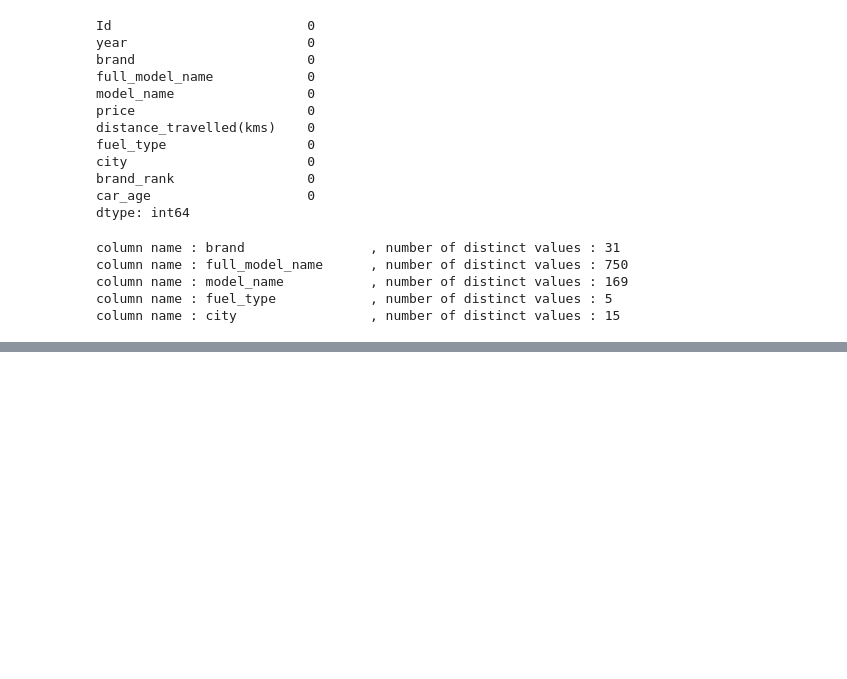
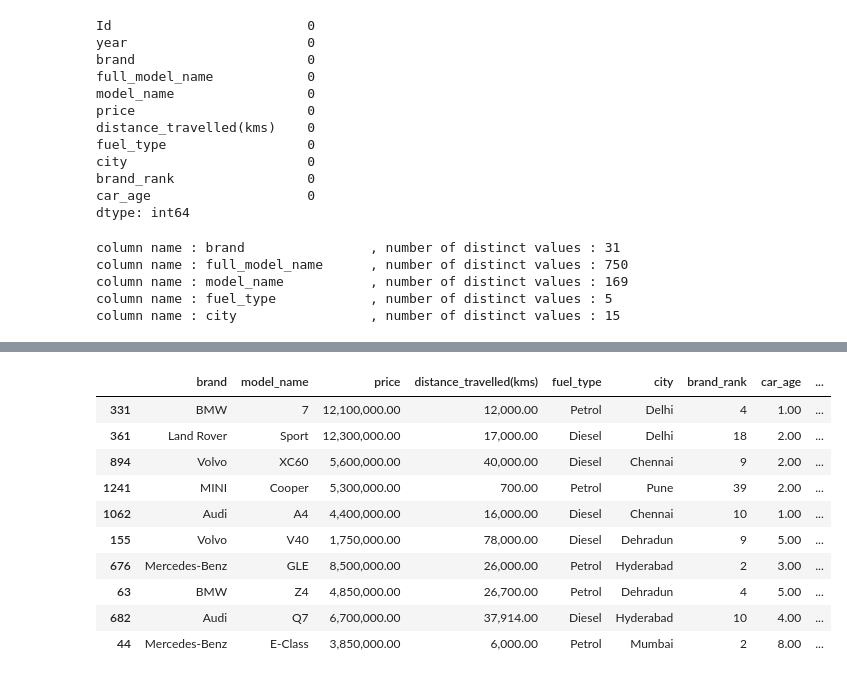
Before and after one commit to rkarji123/mlzoomcamp_rama, a Jupyter notebook: mid-term-project/Untitled.ipynb, the cells around one changed output, grey strips where cells are left out. Cells and saved outputs as stored; diff of their text form; code cells hidden in the pictures; blank space fills up the shorter version.

Commit message:
mid-term project training and tuning files

```diff
--- a/mid-term-project/Untitled.ipynb
+++ b/mid-term-project/Untitled.ipynb
@@ -185,0 +265,3 @@ np.float64(3.1689263313330707)
+# %%
+# will drop full_model_name column now, since it is inflating number of columns created after using DictVectorizer
+df = df.drop('full_model_name',axis=1)
@@ -185,0 +292,2 @@ np.float64(3.1689263313330707)
+# %%
+df['fuel_type'] = df['fuel_type'].str.replace(r'\s*\+\s*\d+', '', regex=True)
@@ -185,0 +300,20 @@ np.float64(3.1689263313330707)
+# %%
+#fixing the outlier value to some random close to real value
+df.loc[(df['model_name']=='Zest') & (df['price'] > 495000.0),'price']=455000.0
+# %%
+from sklearn.feature_extraction import DictVectorizer
+def prep_train(df):
+    dicts = df.to_dict(orient='records')
+
+    dv = DictVectorizer(sparse=False)
+
+    x_train = dv.fit_transform(dicts)
+
+    return x_train,dv
+
+def prep_val(df,dv):
+    dicts = df.to_dict(orient='records')
+
+    x_val = dv.transform(dicts)
+
+    return x_val
@@ -185,0 +389,19 @@ np.float64(3.1689263313330707)
+# %%
+# Assuming you kept the raw validation slice:
+
+val_df = df.loc[y_val.index].copy()
+val_df['pred'] = y_pred
+val_df['abs_err'] = (val_df['price'] - val_df['pred']).abs()
+val_df.sort_values('abs_err', ascending=False).head(10)
+# %% [output]
+|  | brand | model_name | price | distance_travelled(kms) | fuel_type | city | brand_rank | car_age | ... |
+| 331 | BMW | 7 | 12,100,000.00 | 12,000.00 | Petrol | Delhi | 4 | 1.00 | ... |
+| 361 | Land Rover | Sport | 12,300,000.00 | 17,000.00 | Diesel | Delhi | 18 | 2.00 | ... |
+| 894 | Volvo | XC60 | 5,600,000.00 | 40,000.00 | Diesel | Chennai | 9 | 2.00 | ... |
+| 1241 | MINI | Cooper | 5,300,000.00 | 700.00 | Petrol | Pune | 39 | 2.00 | ... |
+| 1062 | Audi | A4 | 4,400,000.00 | 16,000.00 | Diesel | Chennai | 10 | 1.00 | ... |
+| 155 | Volvo | V40 | 1,750,000.00 | 78,000.00 | Diesel | Dehradun | 9 | 5.00 | ... |
+| 676 | Mercedes-Benz | GLE | 8,500,000.00 | 26,000.00 | Petrol | Hyderabad | 2 | 3.00 | ... |
+| 63 | BMW | Z4 | 4,850,000.00 | 26,700.00 | Petrol | Dehradun | 4 | 5.00 | ... |
+| 682 | Audi | Q7 | 6,700,000.00 | 37,914.00 | Diesel | Hyderabad | 10 | 4.00 | ... |
+| 44 | Mercedes-Benz | E-Class | 3,850,000.00 | 6,000.00 | Petrol | Mumbai | 2 | 8.00 | ... |
```
Also changed, not shown: parts of 19 cells of this notebook, 1 other file.
